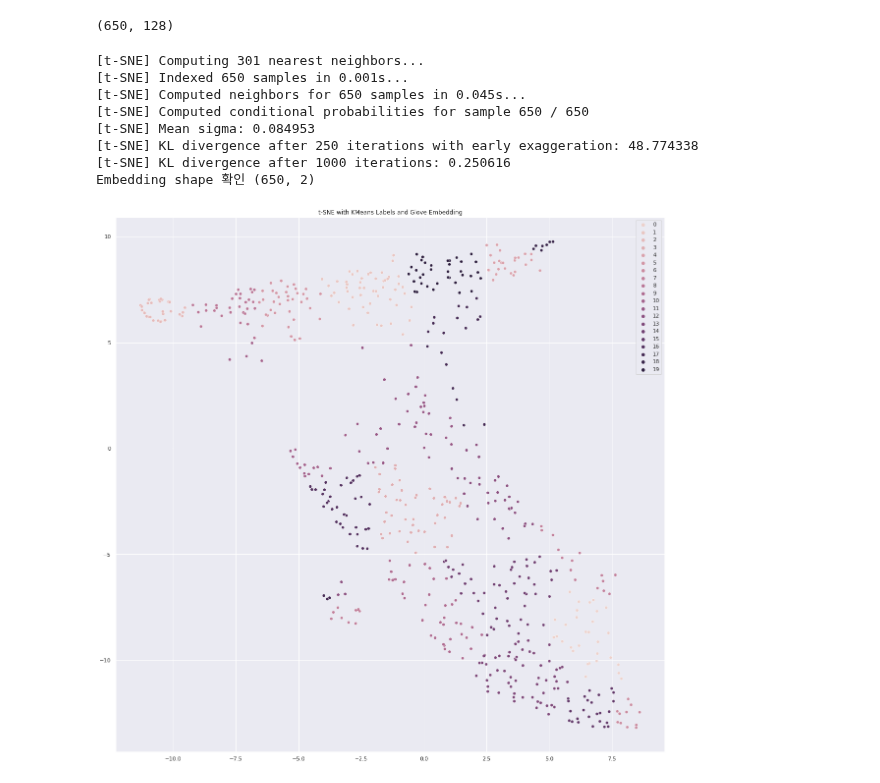
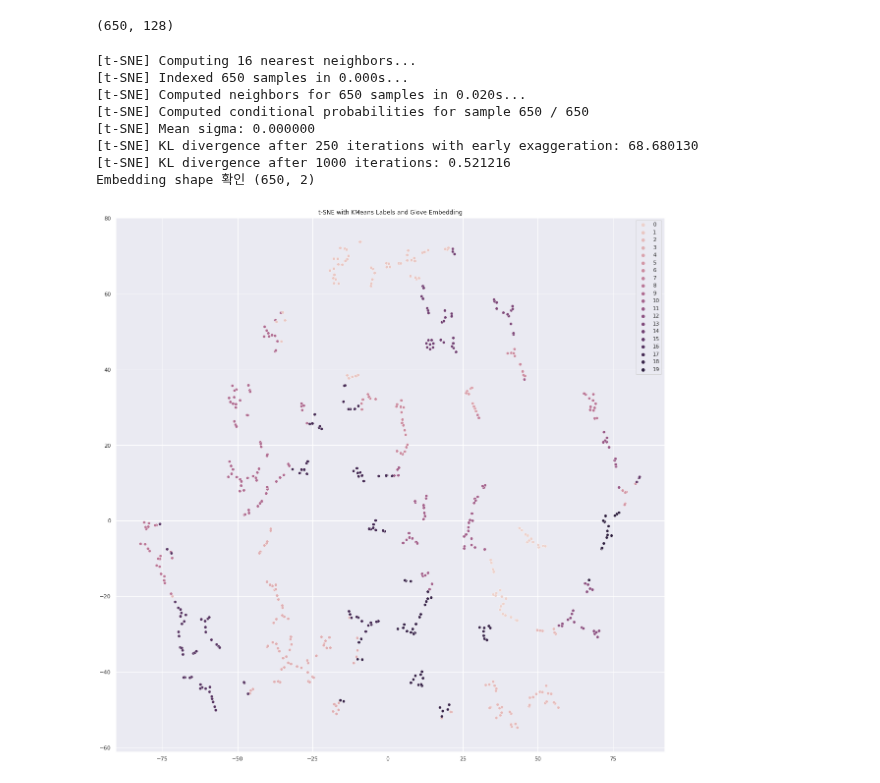
Before and after one commit to dongjun-kor/Python, a Jupyter notebook: Glove모델.ipynb, the cells around one changed output. Cells and saved outputs as stored; diff of their text form; code cells hidden in the pictures.

```diff
--- a/Glove모델.ipynb
+++ b/Glove모델.ipynb
@@ -92,41 +134,41 @@ import matplotlib.pyplot as plt
 # %%
 import numpy as np
 # %%
-sentence_glove = sent2vec_glove(a)
+sentence_glove = sent2vec_glove(text)
 sentence_glove.shape
 # %% [output]
 (650, 128)
 # %%
 k = 20
 kmeans = KMeans(n_clusters=k, random_state=2021)
 y_pred = kmeans.fit_predict(sentence_glove)
 
 # tsne
-tsne = TSNE(verbose=1, perplexity=100, random_state=2021)     # perplexity : 유사정도
+tsne = TSNE(verbose=1, perplexity=5, random_state=2021)     # perplexity : 유사정도
 X_embedded = tsne.fit_transform(sentence_glove)
 print('Embedding shape 확인', X_embedded.shape)
 
 # 시각화
 sns.set(rc={'figure.figsize':(20,20)})
 # colors
 palette = sns.hls_palette(10, l=.4, s=.9)
 # plot
 sns.scatterplot(X_embedded[:,0], X_embedded[:,1], hue=y_pred,
                 legend='full')     # kmeans로 예측
 
 plt.title('t-SNE with KMeans Labels and Glove Embedding')
 plt.savefig("/t-sne_question_glove_embedding.png")
 plt.show()
 # %% [output]
-[t-SNE] Computing 301 nearest neighbors...
-[t-SNE] Indexed 650 samples in 0.001s...
-[t-SNE] Computed neighbors for 650 samples in 0.045s...
+[t-SNE] Computing 16 nearest neighbors...
+[t-SNE] Indexed 650 samples in 0.000s...
+[t-SNE] Computed neighbors for 650 samples in 0.020s...
 [t-SNE] Computed conditional probabilities for sample 650 / 650
-[t-SNE] Mean sigma: 0.084953
-[t-SNE] KL divergence after 250 iterations with early exaggeration: 48.774338
-[t-SNE] KL divergence after 1000 iterations: 0.250616
+[t-SNE] Mean sigma: 0.000000
+[t-SNE] KL divergence after 250 iterations with early exaggeration: 68.680130
+[t-SNE] KL divergence after 1000 iterations: 0.521216
 Embedding shape 확인 (650, 2)
-[figure, old version]
+[figure, new version]
 # %%
 # 최적의 K 찾기 : 군집 갯수 k 찾기
 from sklearn import metrics
```
Also changed, not shown: parts of 10 cells of this notebook.
